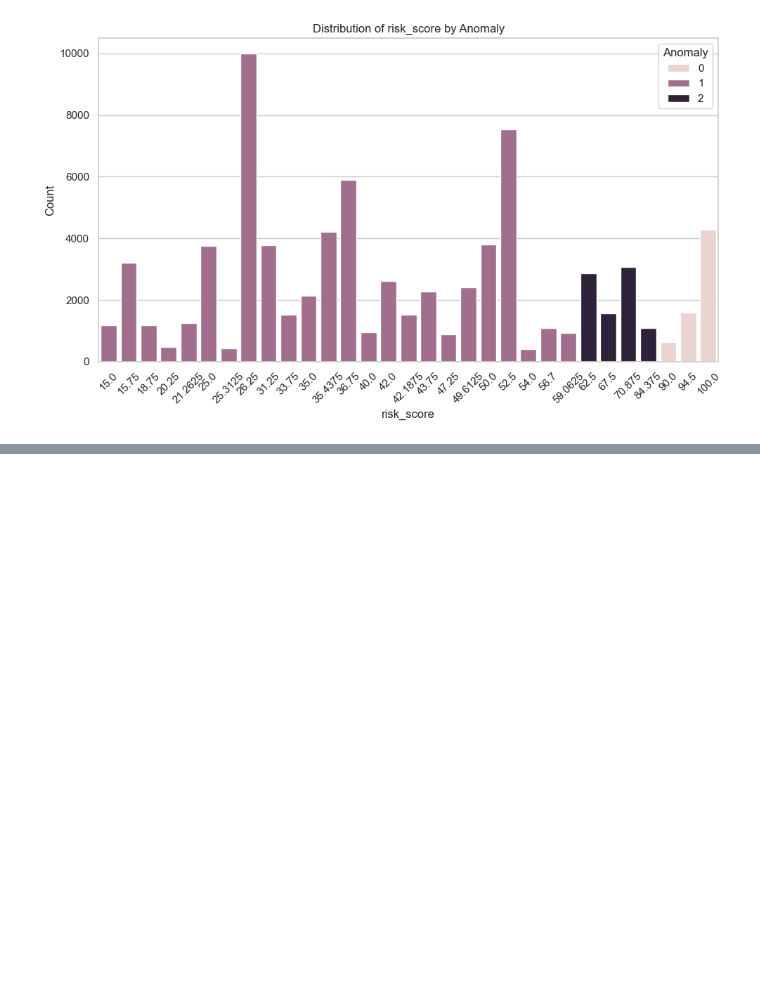
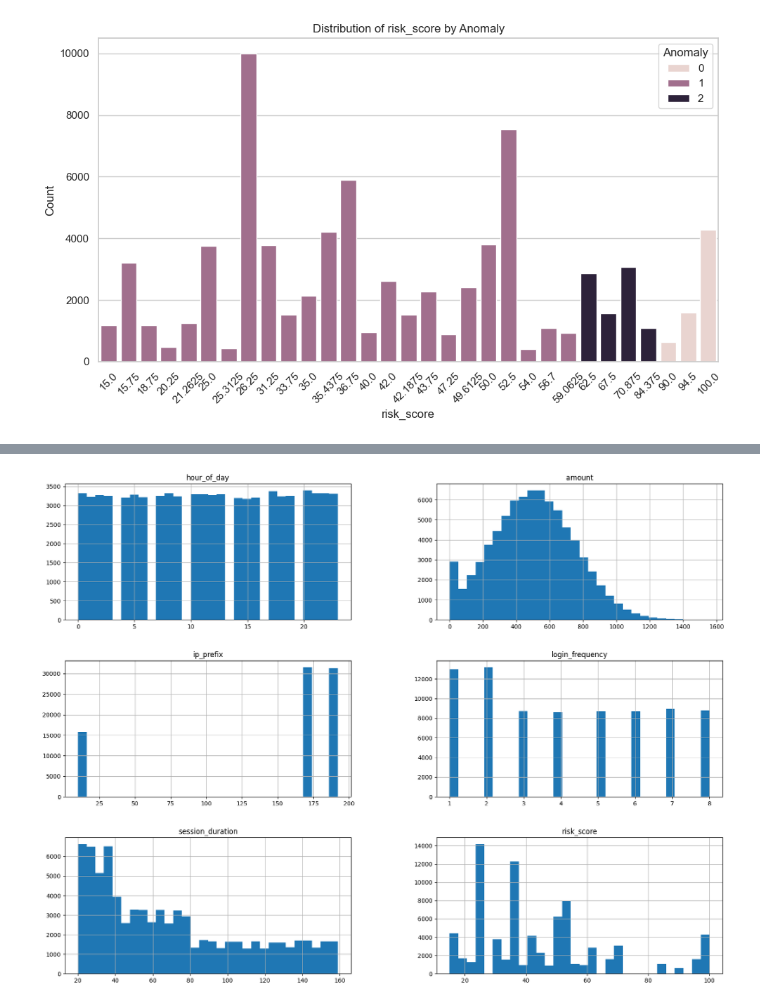
Before and after one commit to acarolinacc/IA-Proj2, a Jupyter notebook: src/financial_transactions.ipynb, the cells around one changed output, grey strips where cells are left out. Drawn from its saved outputs; the diff is of its cells as text; code cells hidden in the pictures; blank space fills up the shorter version.

```diff
--- a/src/financial_transactions.ipynb
+++ b/src/financial_transactions.ipynb
@@ -256,0 +291,7 @@ for col in categorical_cols:
+# %%
+df.describe()
+
+df.hist(bins=30, figsize=(20, 15))
+plt.show()
+# %% [output]
+[figure, added]
```
Also changed, not shown: parts of 12 cells of this notebook.
